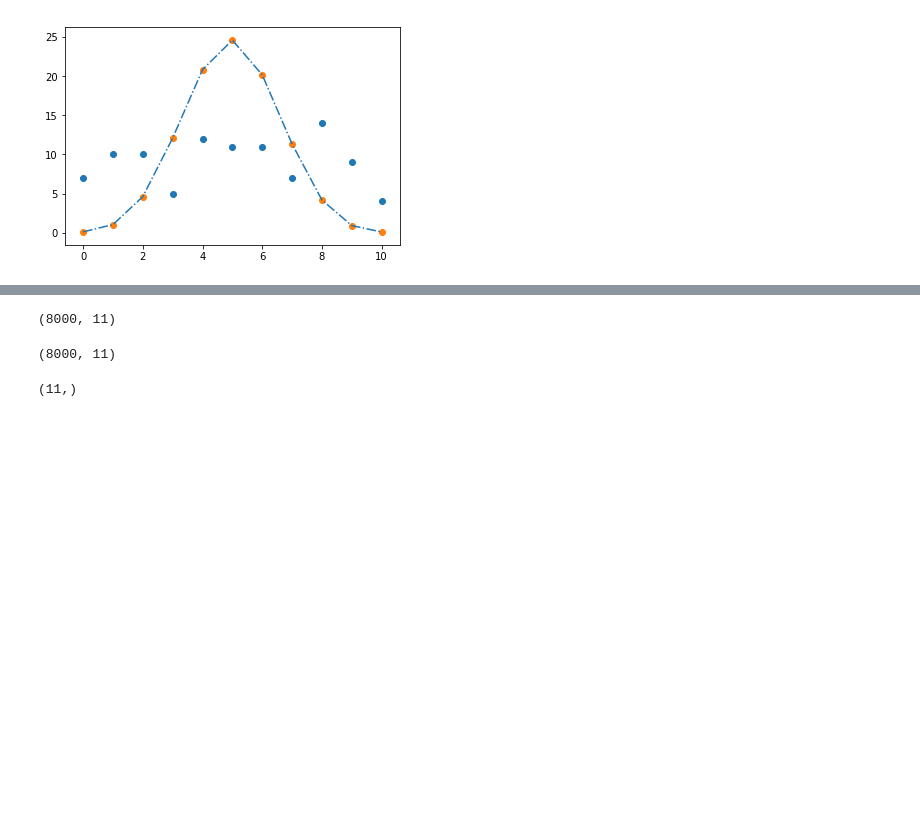
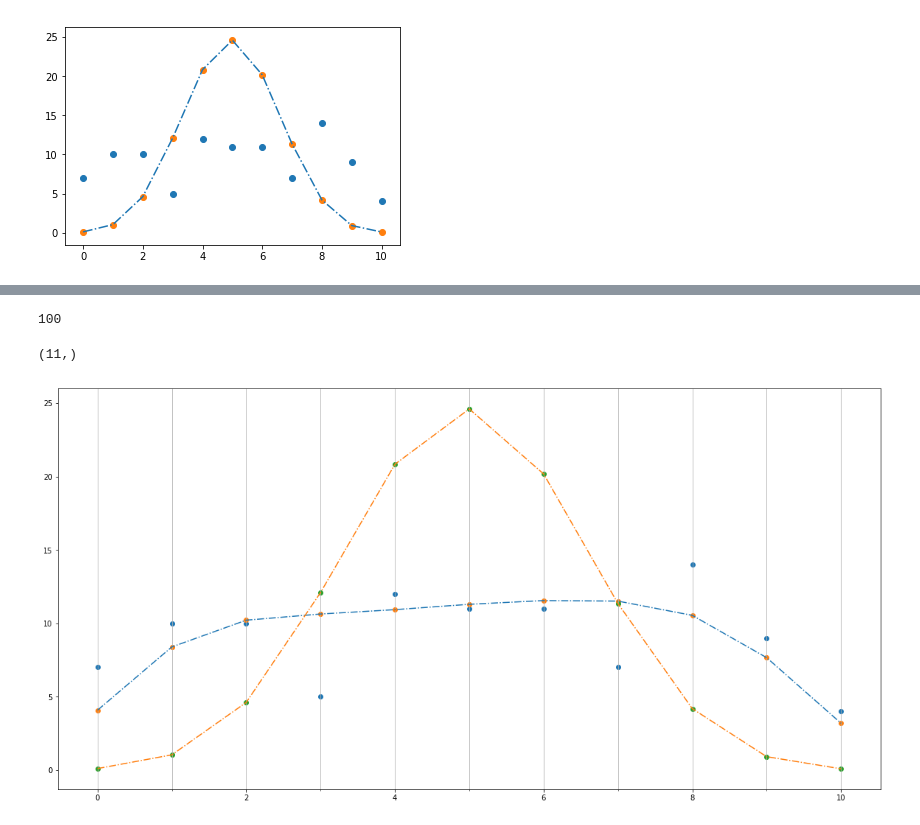
Before and after one commit to seiya-kumada/cct_blog, a Jupyter notebook: pymc3/sample_0.ipynb, the cells around one changed output, grey strips where cells are left out. Saved outputs shown, nothing was run; the diff lists cells and outputs as text; code cells hidden in the pictures; blank space fills up the shorter version.

```diff
--- a/pymc3/sample_0.ipynb
+++ b/pymc3/sample_0.ipynb
@@ -137,0 +128,4 @@ q_samples = sigmoid(beta_samples + alpha_samples)
+# %%
+mean_q = q_samples.mean(axis=0)
+print(mean_q.shape)
+mean_q
@@ -138,20 +154,29 @@ q_samples = sigmoid(beta_samples + alpha_samples)
 # %%
-rows, = q_samples.shape
+rows, = mean_q.shape
+rows
+# %% [output]
+100
 # %%
-y_samples = np.empty((rows, 11))
-print(y_samples.shape)
+y_samples = np.empty((100, 11))
 for i in range(rows):
-    rv = scipy.stats.binom(10, q_samples[i])
-    y_samples[i] = [100 * rv.pmf(k) for k in range(11)]
+    rv = scipy.stats.binom(10, mean_q[i])
+    y_samples[i] = [rv.pmf(k) for k in range(11)]
+pred_y = np.sum(y_samples, axis=0)
+print(pred_y.shape)
 # %% [output]
-(8000, 11)
+(11,)
-# %%
-y_samples.shape
-# %% [output]
-(8000, 11)
-# %%
-y_mean = y_samples.mean(axis=0)
-y_mean.shape
-# %% [output]
-(11,)
+# %%
+import matplotlib.ticker as tick
+plt.figure(figsize=(20,10))
+plt.scatter(xs, histo_ys)
+plt.plot(xs, pred_y, ls='-.')
+plt.scatter(xs, pred_y)
+plt.plot(xs, binom_ys, ls='-.')
+plt.scatter(xs, binom_ys)
+plt.gca().xaxis.set_minor_locator(tick.MultipleLocator(1))
+plt.grid(which='minor')
+# plt.legend(loc='best')
+plt.show()
+# %% [output]
+[figure, added]
 # %%
```
Also changed, not shown: parts of 16 cells of this notebook.
